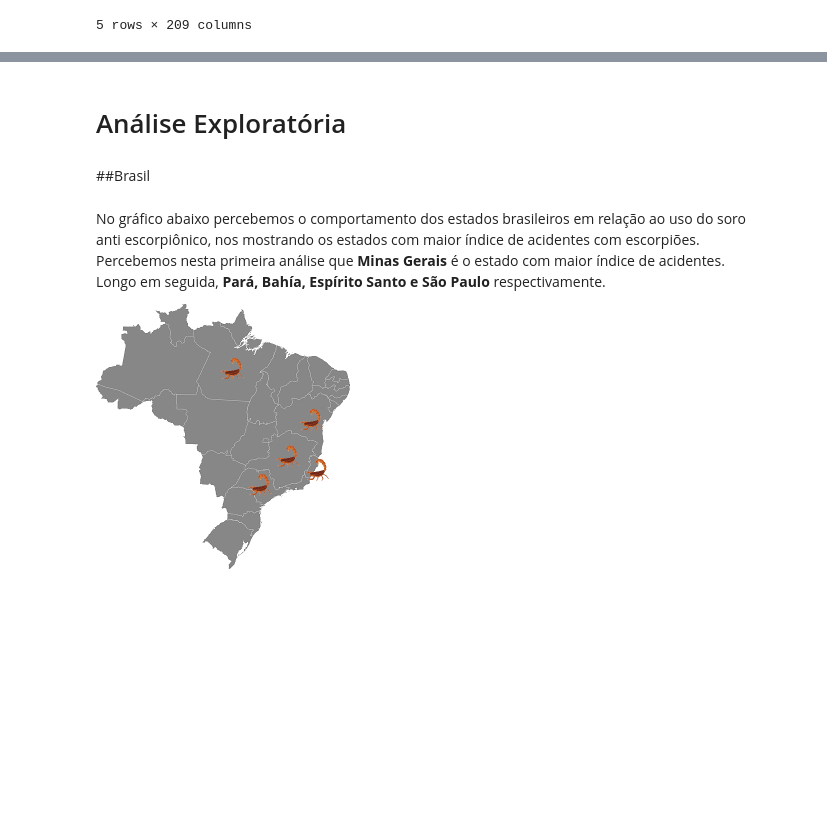
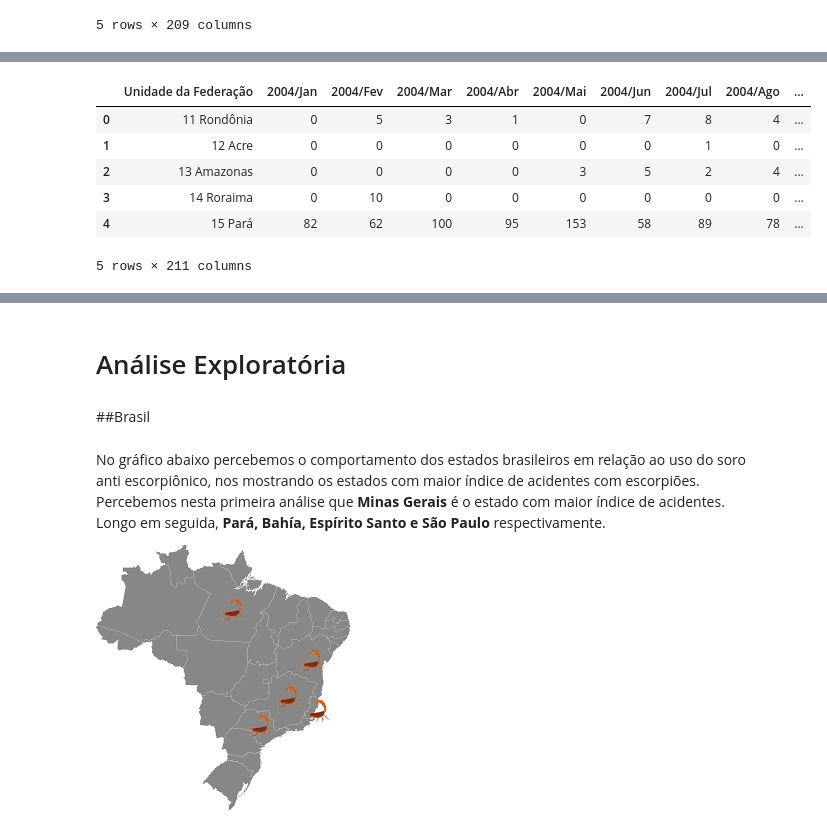
Before and after one commit to laugustovieira/Soro_Anti_Escorpionico, a Jupyter notebook: noteboocks/soro_anti_escorpionico.ipynb, the cells around one changed output, grey strips where cells are left out. Drawn from its saved outputs; the diff is of its cells as text; code cells hidden in the pictures; blank space fills up the shorter version.

```diff
--- a/noteboocks/soro_anti_escorpionico.ipynb
+++ b/noteboocks/soro_anti_escorpionico.ipynb
@@ -131,0 +84,11 @@ dados_regiao_usaveis_ano.T.head()
+# %%
+ #veificando o pivo do dataframe de estacões
+ dados_regiao_usaveis_estacao.T.head()
+# %% [output]
+|  | Unidade da Federação | 2004/Jan | 2004/Fev | 2004/Mar | 2004/Abr | 2004/Mai | 2004/Jun | 2004/Jul | 2004/Ago | ... |
+| 0 | 11 Rondônia | 0 | 5 | 3 | 1 | 0 | 7 | 8 | 4 | ... |
+| 1 | 12 Acre | 0 | 0 | 0 | 0 | 0 | 0 | 1 | 0 | ... |
+| 2 | 13 Amazonas | 0 | 0 | 0 | 0 | 3 | 5 | 2 | 4 | ... |
+| 3 | 14 Roraima | 0 | 10 | 0 | 0 | 0 | 0 | 0 | 0 | ... |
+| 4 | 15 Pará | 82 | 62 | 100 | 95 | 153 | 58 | 89 | 78 | ... |
+5 rows × 211 columns
```
Also changed, not shown: parts of 13 cells of this notebook.
